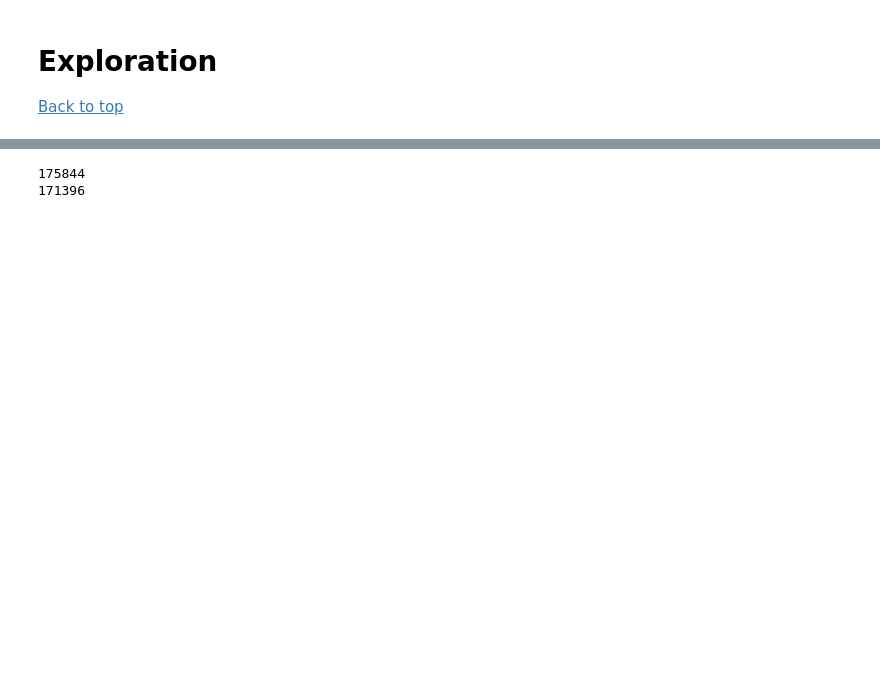
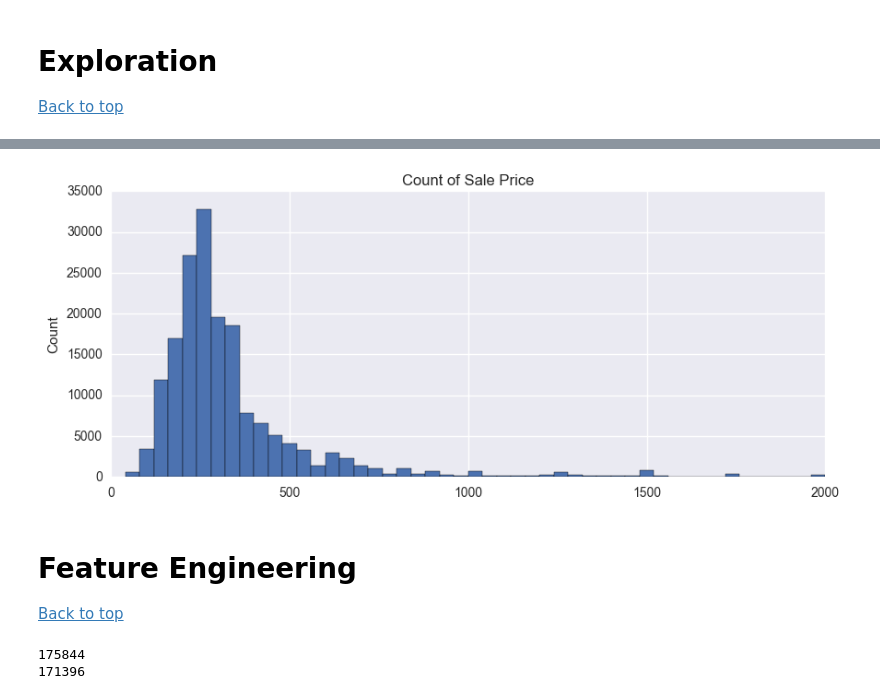
Before and after one commit to maludee/sneaker-forecast-app, a Jupyter notebook: price_model_by_day.ipynb, the cells around one changed output, grey strips where cells are left out. Saved outputs shown, nothing was run; the diff lists cells and outputs as text; code cells hidden in the pictures; blank space fills up the shorter version.

```diff
--- a/price_model_by_day.ipynb
+++ b/price_model_by_day.ipynb
@@ -337,3 +337,11 @@ sales_history.groupby('size_number').sale_price.mean().plot(kind = 'bar');
+# %%
+make_hist(sales_history, 'sale_price', range=[0,2000], title='Count of Sale Price')
+# %% [output]
+[figure, added]
+# %% [markdown]
+<a id='features'></a>
+# Feature Engineering
+[Back to top](#top)
 # %%
 ## Add a num_sales (frequency) column
 sales_history['num_sales'] = sales_history.groupby('shoe_name')['shoe_name'].transform('count')
```
Also changed, not shown: parts of 13 cells of this notebook.
